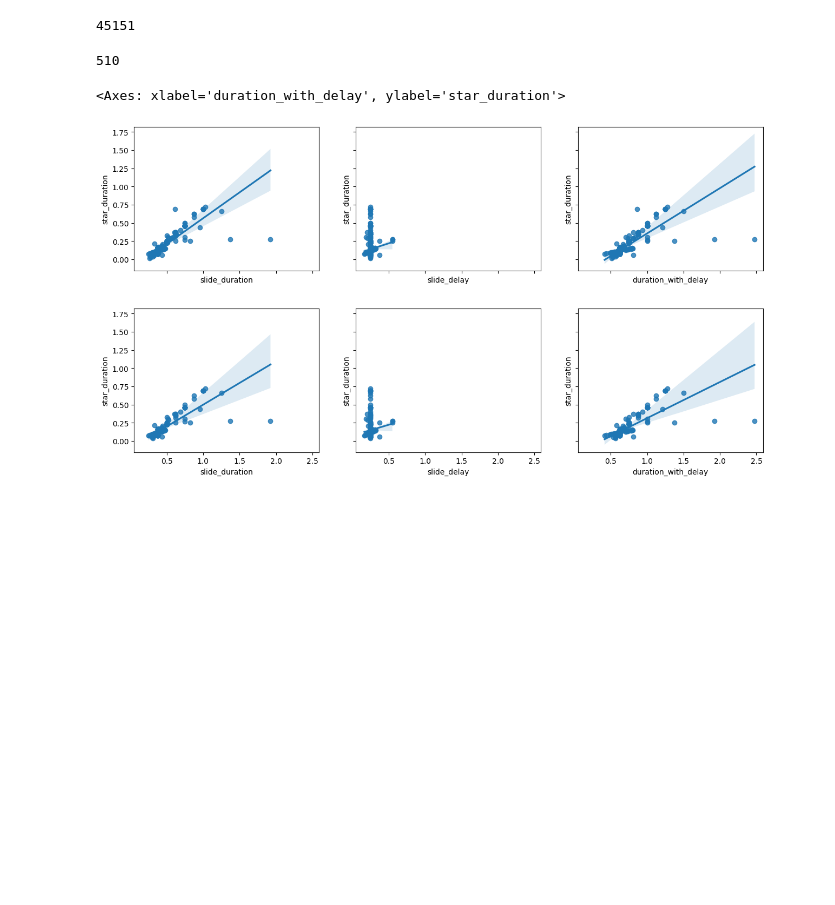
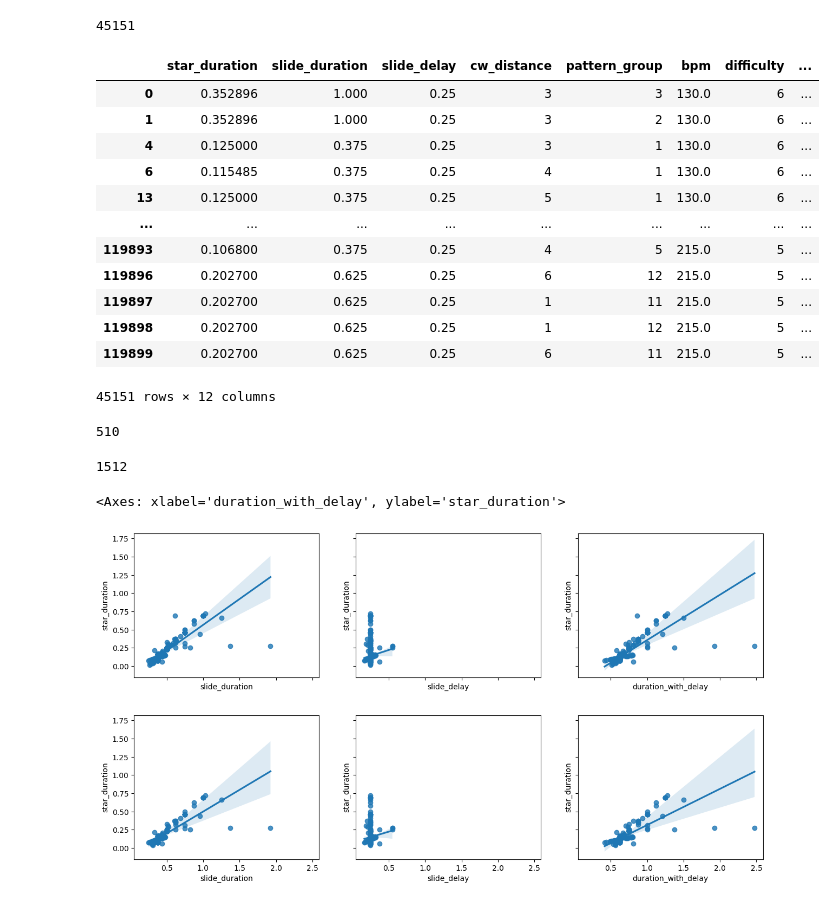
Before and after one commit to FiNALE-ReMASTER/knowledge-base, a Jupyter notebook: slide star rotation speed analysis/straight_slide_analysis.ipynb, the cells around one changed output. Saved outputs shown, nothing was run; the diff lists cells and outputs as text; code cells hidden in the pictures; blank space fills up the shorter version.

```diff
--- a/slide star rotation speed analysis/straight_slide_analysis.ipynb
+++ b/slide star rotation speed analysis/straight_slide_analysis.ipynb
@@ -11,6 +12,22 @@ from base_slide_dataset import full_df, pruned_df
 len(pruned_df)
 # %% [output]
 45151
+# %%
+pruned_df
+# %% [output]
+|  | star_duration | slide_duration | slide_delay | cw_distance | pattern_group | bpm | difficulty | ... |
+| 0 | 0.352896 | 1.000 | 0.25 | 3 | 3 | 130.0 | 6 | ... |
+| 1 | 0.352896 | 1.000 | 0.25 | 3 | 2 | 130.0 | 6 | ... |
+| 4 | 0.125000 | 0.375 | 0.25 | 3 | 1 | 130.0 | 6 | ... |
+| 6 | 0.115485 | 0.375 | 0.25 | 4 | 1 | 130.0 | 6 | ... |
+| 13 | 0.125000 | 0.375 | 0.25 | 5 | 1 | 130.0 | 6 | ... |
+| ... | ... | ... | ... | ... | ... | ... | ... | ... |
+| 119893 | 0.106800 | 0.375 | 0.25 | 4 | 5 | 215.0 | 5 | ... |
+| 119896 | 0.202700 | 0.625 | 0.25 | 6 | 12 | 215.0 | 5 | ... |
+| 119897 | 0.202700 | 0.625 | 0.25 | 1 | 11 | 215.0 | 5 | ... |
+| 119898 | 0.202700 | 0.625 | 0.25 | 1 | 12 | 215.0 | 5 | ... |
+| 119899 | 0.202700 | 0.625 | 0.25 | 6 | 11 | 215.0 | 5 | ... |
+45151 rows × 12 columns
 # %%
 master_df = pruned_df[pruned_df['difficulty'] == 5]
 mas_outlier_removed_df = master_df[np.abs(stats.zscore(master_df['star_duration'])) < 3]
@@ -27,6 +44,14 @@ mas_sdt_across_straight_slide_df = mas_across_straight_slide_df[mas_across_strai
 len(mas_sdt_across_straight_slide_df)
 # %% [output]
 510
+# %%
+mas_remas_df = pruned_df[(pruned_df['difficulty'] == 5) | (pruned_df['difficulty'] == 6)]
+mas_remas_outlier_removed_df = mas_remas_df[(np.abs(stats.zscore(mas_remas_df['star_duration'])) < 3) & (np.abs(stats.zscore(mas_remas_df['slide_duration'])) < 3)]
+mas_remas_straight_slide_df = mas_remas_outlier_removed_df[mas_remas_outlier_removed_df['pattern_group'] == SlidePattern.straight]
+mas_remas_across_straight_slide_df = mas_remas_straight_slide_df[mas_remas_straight_slide_df['cw_distance'] == 4]
+len(mas_remas_across_straight_slide_df)
+# %% [output]
+1512
 # %%
 mas_constant_ten_above_df = mas_across_straight_slide_df[mas_across_straight_slide_df["difficulty_constant"] >= 10]
 mas_sdt_constant_ten_above_df = mas_sdt_across_straight_slide_df[mas_sdt_across_straight_slide_df["difficulty_constant"] >= 10]
```
Also changed, not shown: parts of 10 cells of this notebook, 2 other files.
